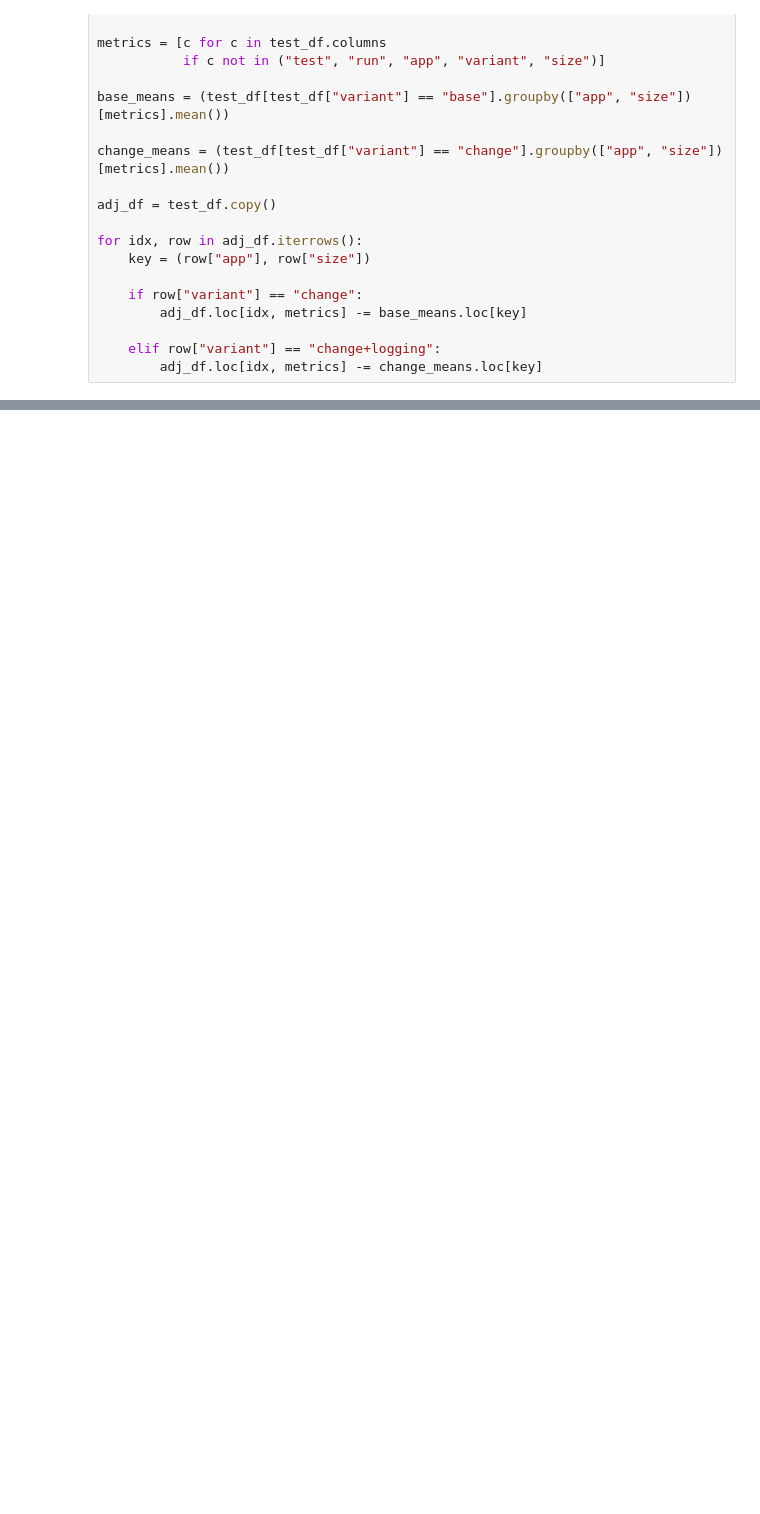
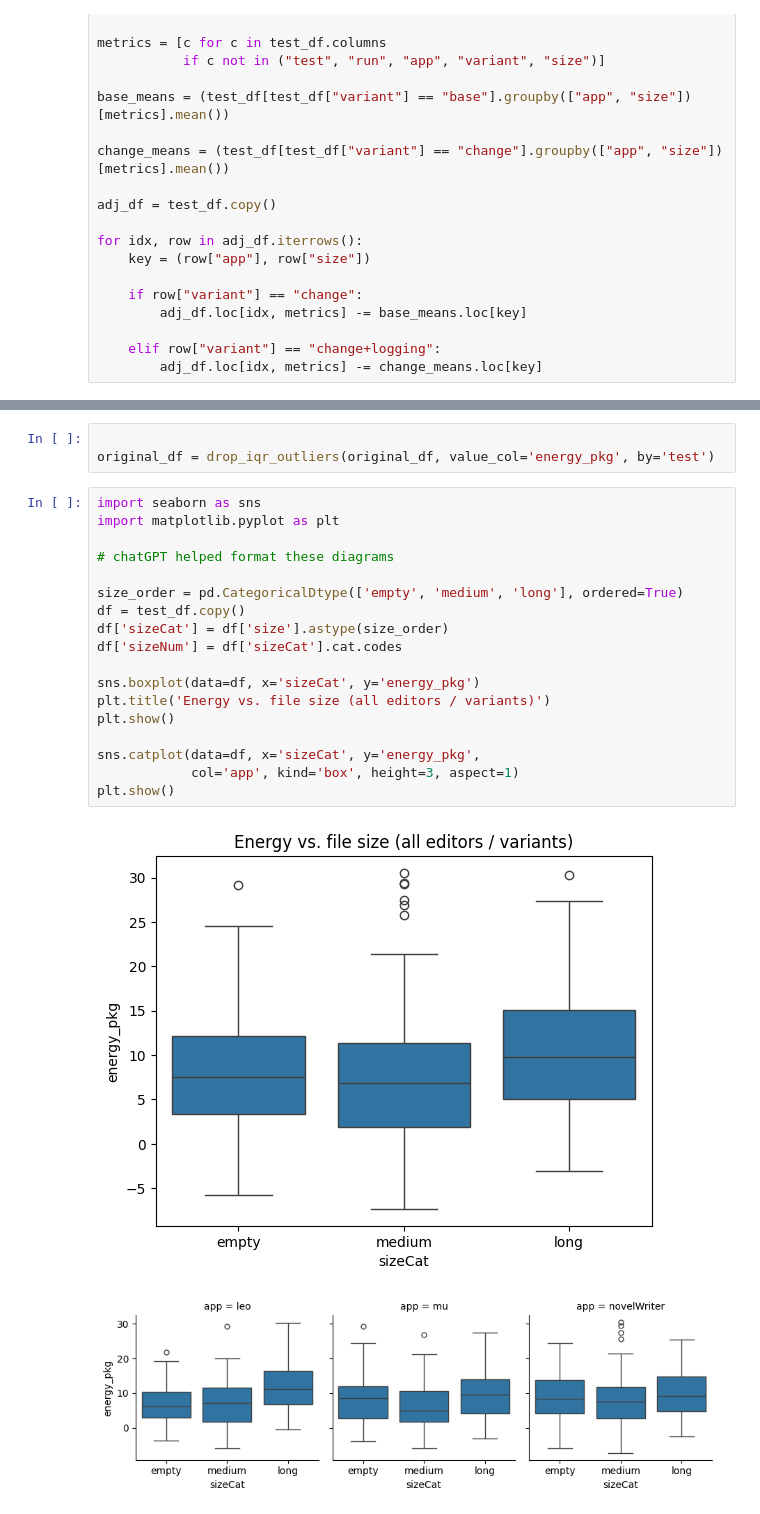
Before and after one commit to MariaKuusvek/MSc-Thesis, a Jupyter notebook: test_results_2/statisticalTestsUsingDelta.ipynb, the cells around one changed output, grey strips where cells are left out. Saved outputs shown, nothing was run; the diff lists cells and outputs as text; blank space fills up the shorter version.

```diff
--- a/test_results_2/statisticalTestsUsingDelta.ipynb
+++ b/test_results_2/statisticalTestsUsingDelta.ipynb
@@ -564,0 +557,24 @@ groups_between_apps
+# %%
+
+original_df = drop_iqr_outliers(original_df, value_col='energy_pkg', by='test')
+# %%
+import seaborn as sns
+import matplotlib.pyplot as plt
+
+# chatGPT helped format these diagrams
+
+size_order = pd.CategoricalDtype(['empty', 'medium', 'long'], ordered=True)
+df = test_df.copy()
+df['sizeCat'] = df['size'].astype(size_order)
+df['sizeNum'] = df['sizeCat'].cat.codes
+
+sns.boxplot(data=df, x='sizeCat', y='energy_pkg')
+plt.title('Energy vs. file size (all editors / variants)')
+plt.show()
+
+sns.catplot(data=df, x='sizeCat', y='energy_pkg',
+            col='app', kind='box', height=3, aspect=1)
+plt.show()
+# %% [output]
+[figure, added]
+[figure, added]
```
Also changed, not shown: parts of 21 cells of this notebook, 2 other files.
